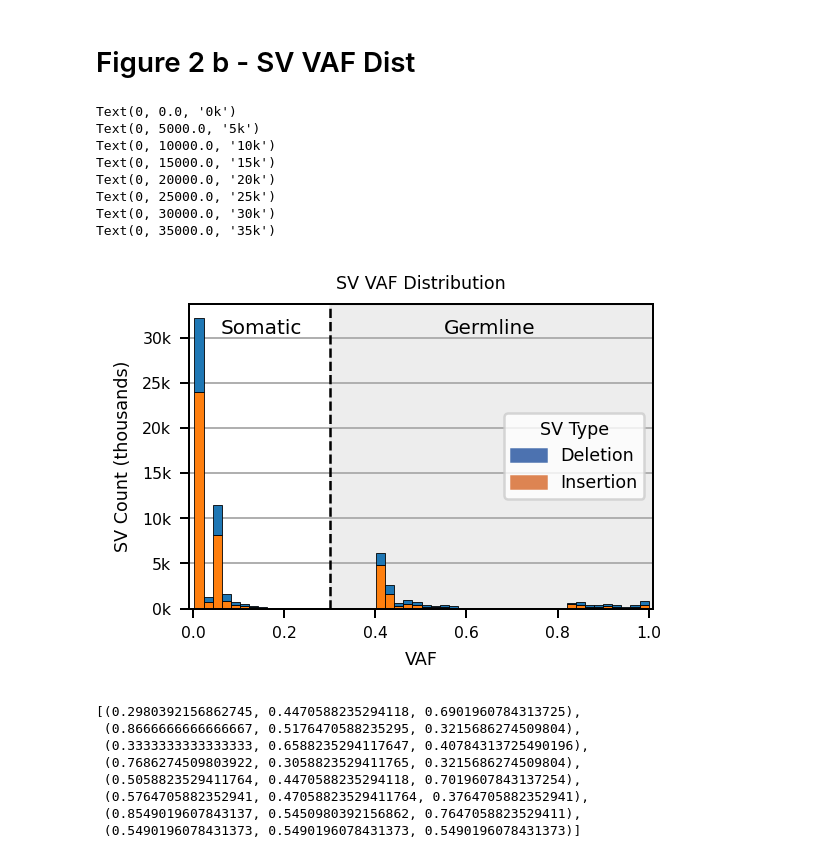
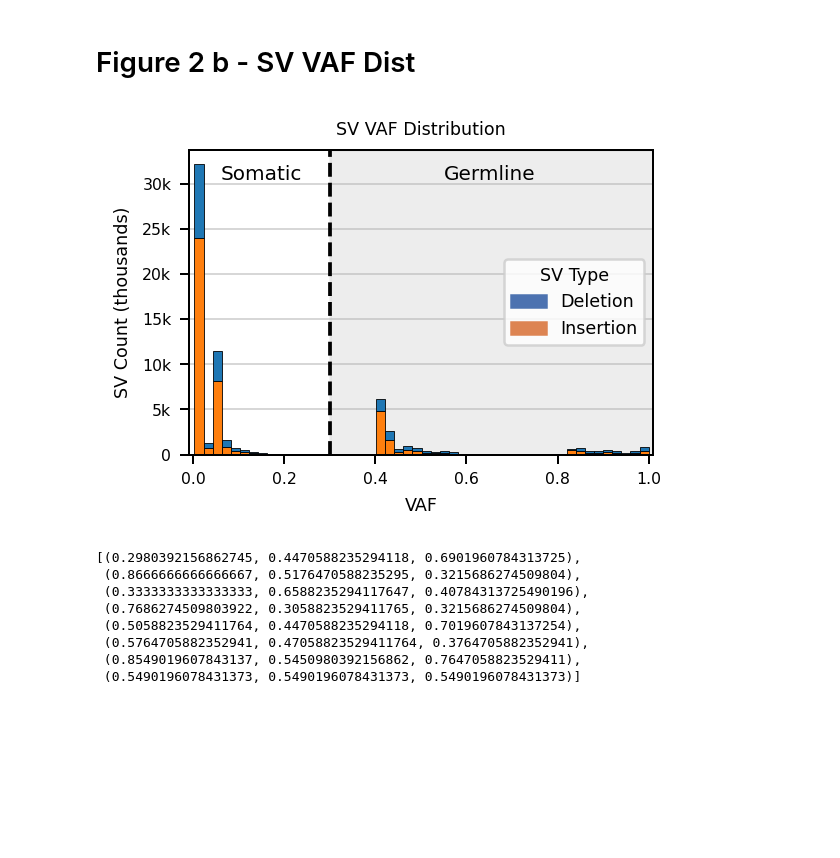
Before and after one commit to BCM-HGSC/SMaHT_MIMS, a Jupyter notebook: bench_stats/VariantStats.ipynb, the cells around one changed output. Cells and saved outputs as stored; diff of their text form; code cells hidden in the pictures; blank space fills up the shorter version.

```diff
--- a/bench_stats/VariantStats.ipynb
+++ b/bench_stats/VariantStats.ipynb
@@ -139,59 +139,50 @@ p = sb.histplot(data=subset,
 )
 
 _ = p.set(title="SV VAF Distribution", ylabel="SV Count (thousands)", xlabel="VAF", xlim=(-0.01,1.01))
-plt.grid(axis='y', zorder=1)
+plt.grid(axis='y', alpha=0.50, zorder=1)
 
 # Shade the area from 0.30 to 1.0
 ax[0][0].axvspan(0.30, 1.1, color='lightgray', alpha=0.4, zorder=0)
 
 # Draw the vertical line
-ax[0][0].axvline(0.30, color='black', linestyle='--', linewidth=1, zorder=3)
+ax[0][0].axvline(0.30, color='black', linestyle='--', linewidth=1.5, zorder=3)
 
 # Add text labels for "Somatic" and "Germline"
 ylim = ax[0][0].get_ylim()
 y_text = ylim[1] * 0.95  # 95% up the Y-axis
 
 ax[0][0].text(0.15, y_text, "Somatic", ha='center', va='top', fontsize=8)
 ax[0][0].text(0.65, y_text, "Germline", ha='center', va='top', fontsize=8)
 
 from matplotlib.patches import Patch
 palette = sb.color_palette('deep', n_colors=2)
 # Move Legend
 legend_handles = [
     Patch(color=palette[0], label='Deletion'),
     Patch(color=palette[1], label='Insertion'),
 ]
 
 ax[0][0].legend(
     handles=legend_handles,
     loc='center right',
     bbox_to_anchor=(1.0, 0.5),
     bbox_transform=ax[0][0].transAxes,
     frameon=True,
     fontsize=7,
     title="SV Type",
 )
 
-y_new = []
-for i in ax[0][0].get_yticklabels():
-    nlab = str(int(i.get_text()) // 1000) + 'k'
-    i.set_text(nlab)
-    print(i)
-    y_new.append(i)
-ax[0][0].set_yticklabels(y_new)
+# Define formatter function
+def thousands_formatter(x, pos):
+    return f"{int(x/1000)}k" if x >= 1000 else str(int(x))
+
+# Apply to the axis
+ax[0][0].yaxis.set_major_formatter(FuncFormatter(thousands_formatter))
 
 plt.tight_layout()
 plt.show()
 # %% [output]
-Text(0, 0.0, '0k')
-Text(0, 5000.0, '5k')
-Text(0, 10000.0, '10k')
-Text(0, 15000.0, '15k')
-Text(0, 20000.0, '20k')
-Text(0, 25000.0, '25k')
-Text(0, 30000.0, '30k')
-Text(0, 35000.0, '35k')
-[figure, old version]
+[figure, new version]
 # %%
 # %% [output]
 [(0.2980392156862745, 0.4470588235294118, 0.6901960784313725),
```
Also changed, not shown: parts of 2 cells of this notebook, 3 other files.
